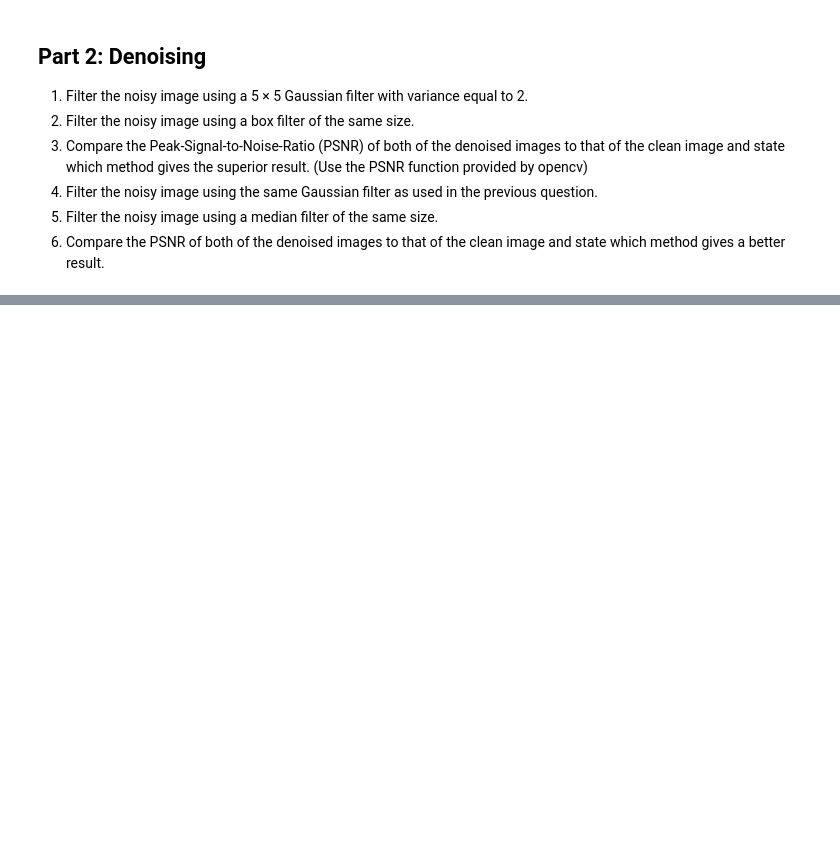
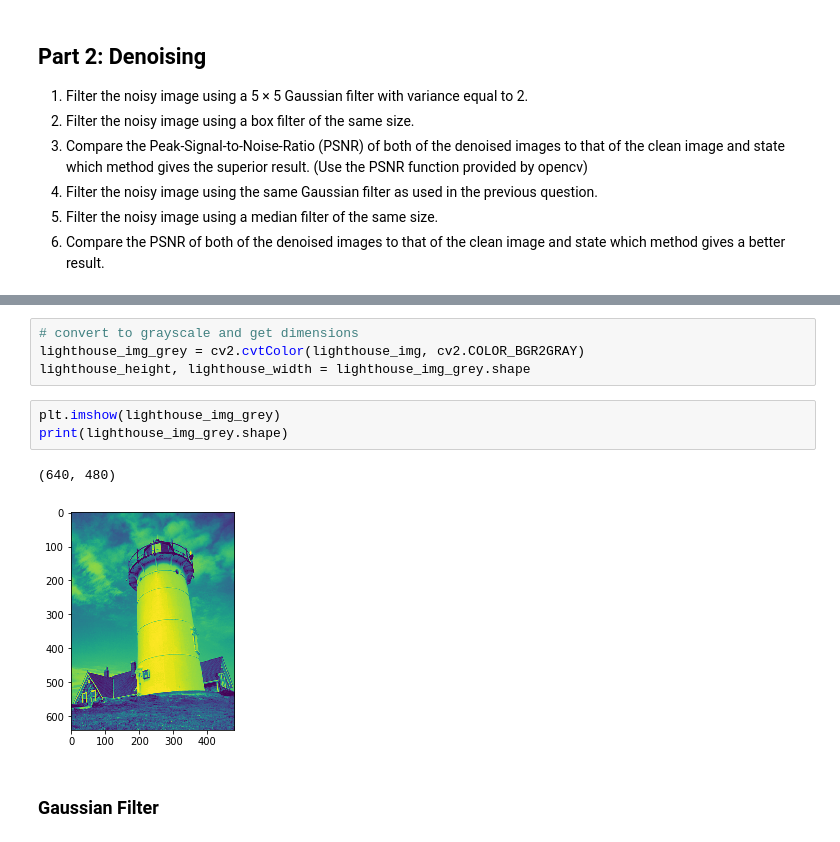
Before and after one commit to garrettkinman/ECSE-415-Assignments, a Jupyter notebook: Assignment 1/assignment1.ipynb, the cells around one changed output, grey strips where cells are left out. Drawn from its saved outputs; the diff is of its cells as text; blank space fills up the shorter version.

```diff
--- a/Assignment 1/assignment1.ipynb
+++ b/Assignment 1/assignment1.ipynb
@@ -169,0 +179,12 @@ There, that worked!
+# %%
+# convert to grayscale and get dimensions
+lighthouse_img_grey = cv2.cvtColor(lighthouse_img, cv2.COLOR_BGR2GRAY)
+lighthouse_height, lighthouse_width = lighthouse_img_grey.shape
+# %%
+plt.imshow(lighthouse_img_grey)
+print(lighthouse_img_grey.shape)
+# %% [output]
+(640, 480)
+[figure, added]
+# %% [markdown]
+### Gaussian Filter
```
Also changed, not shown: parts of 6 cells of this notebook.
